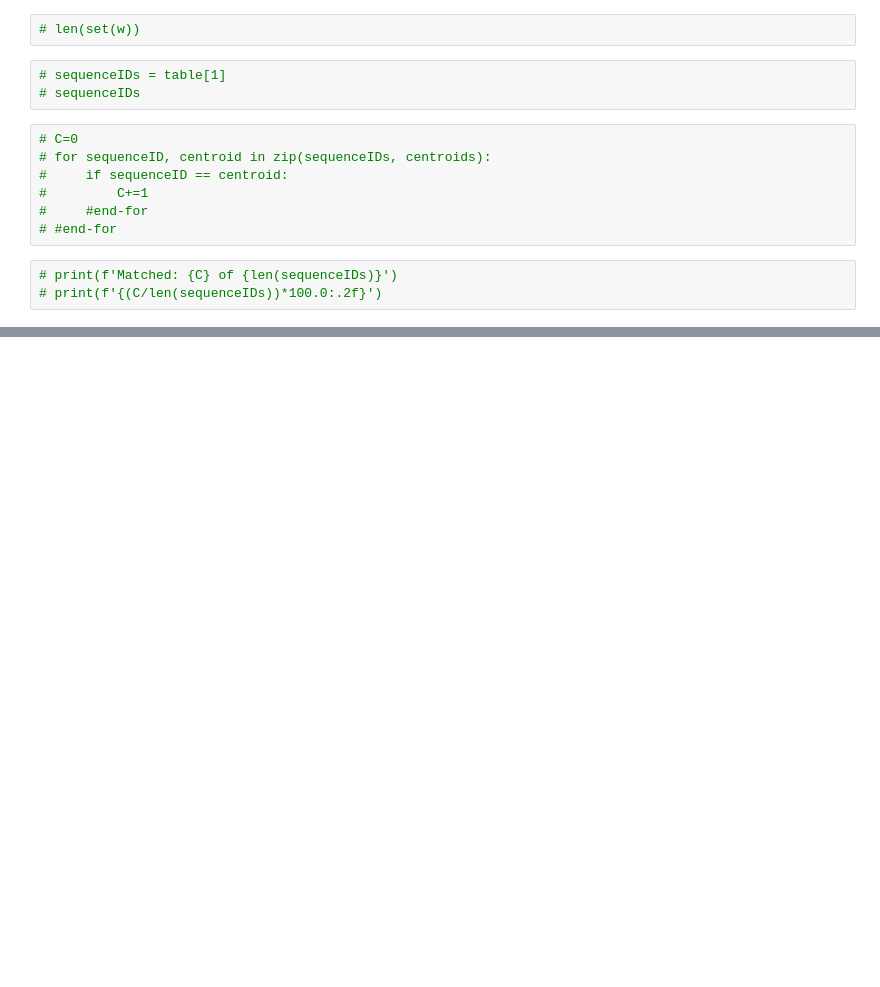
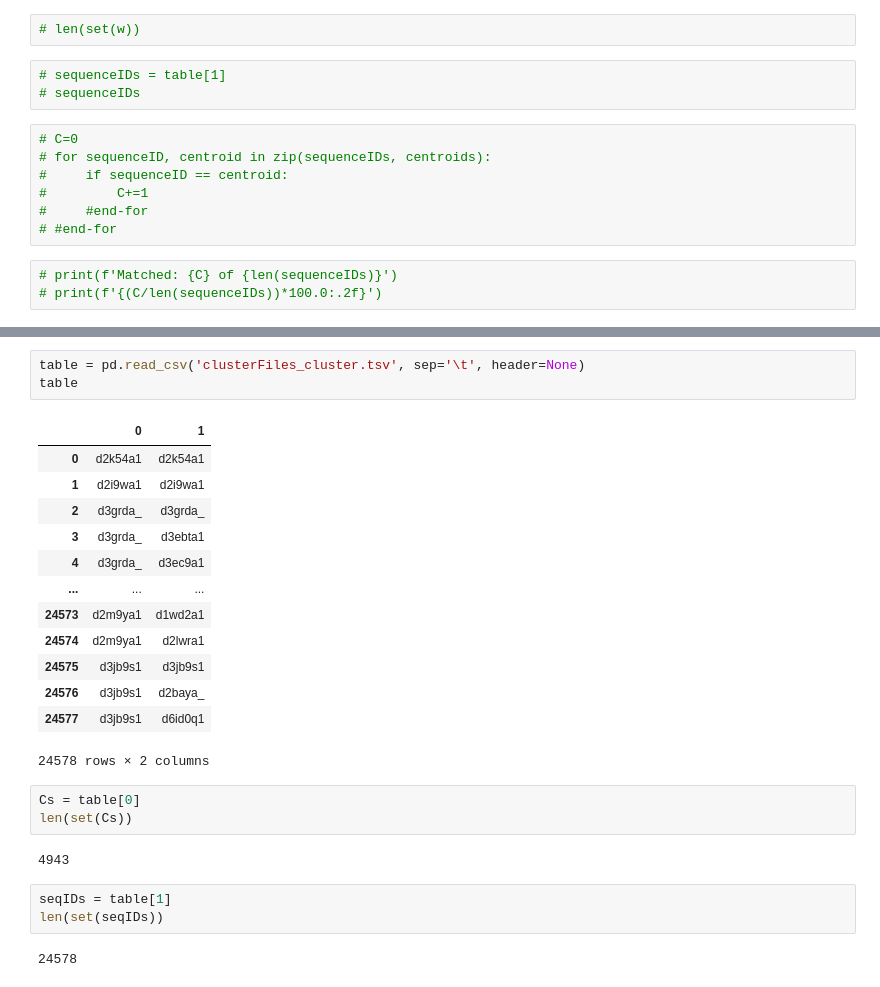
Before and after one commit to mrzResearchArena/esm-embedding-clustering, a Jupyter notebook: MMseqs2-Clustering.ipynb, the cells around one changed output, grey strips where cells are left out. Drawn from its saved outputs; the diff is of its cells as text; blank space fills up the shorter version.

```diff
--- a/MMseqs2-Clustering.ipynb
+++ b/MMseqs2-Clustering.ipynb
@@ -353,0 +405,27 @@ np.save(arr=clusterResults, file='outputMMseqs2')
+# %%
+table = pd.read_csv('clusterFiles_cluster.tsv', sep='\t', header=None)
+table
+# %% [output]
+|  | 0 | 1 |
+| 0 | d2k54a1 | d2k54a1 |
+| 1 | d2i9wa1 | d2i9wa1 |
+| 2 | d3grda_ | d3grda_ |
+| 3 | d3grda_ | d3ebta1 |
+| 4 | d3grda_ | d3ec9a1 |
+| ... | ... | ... |
+| 24573 | d2m9ya1 | d1wd2a1 |
+| 24574 | d2m9ya1 | d2lwra1 |
+| 24575 | d3jb9s1 | d3jb9s1 |
+| 24576 | d3jb9s1 | d2baya_ |
+| 24577 | d3jb9s1 | d6id0q1 |
+24578 rows × 2 columns
+# %%
+Cs = table[0]
+len(set(Cs))
+# %% [output]
+4943
+# %%
+seqIDs = table[1]
+len(set(seqIDs))
+# %% [output]
+24578
```
Also changed, not shown: parts of 47 cells of this notebook, 2 other files.
